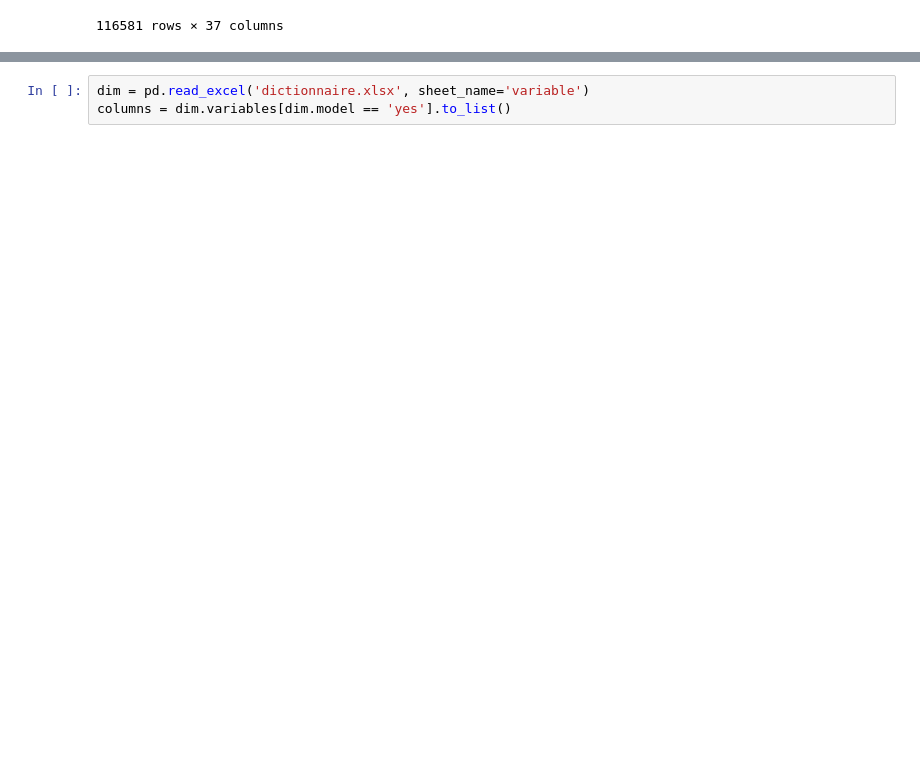
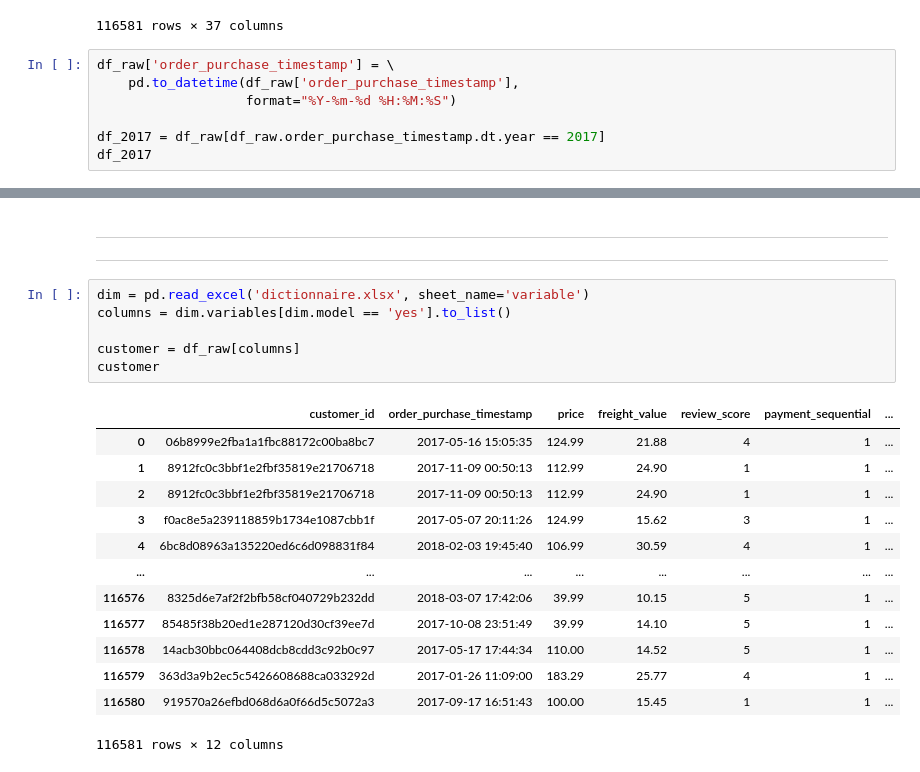
Before and after one commit to Adrian1903/Segmentez-des-clients-d-un-site-e-commerce, a Jupyter notebook: dev/01_nettoyage.ipynb, the cells around one changed output, grey strips where cells are left out. Drawn from its saved outputs; the diff is of its cells as text; blank space fills up the shorter version.

```diff
--- a/dev/01_nettoyage.ipynb
+++ b/dev/01_nettoyage.ipynb
@@ -184,3 +191,10 @@ df_raw
 | 116579 | 363d3a9b2ec5c5426608688ca033292d | d8bee9ec375c3a0f9ef8ed7456a51dcd | 76940 | rolim de moura | RO | 2c4ada2e75c2ad41dd93cebb5df5f023 | ... |
 | 116580 | 919570a26efbd068d6a0f66d5c5072a3 | 141e824b8e0df709e3fcf6d982225a8e | 71940 | brasilia | DF | bede3503afed051733eeb4a84d1adcc5 | ... |
 116581 rows × 37 columns
+# %%
+df_raw['order_purchase_timestamp'] = \
+    pd.to_datetime(df_raw['order_purchase_timestamp'],
+                   format="%Y-%m-%d %H:%M:%S")
+
+df_2017 = df_raw[df_raw.order_purchase_timestamp.dt.year == 2017]
+df_2017
@@ -187,3 +308,23 @@ df_raw
+# %% [markdown]
+---
+---
 # %%
 dim = pd.read_excel('dictionnaire.xlsx', sheet_name='variable')
 columns = dim.variables[dim.model == 'yes'].to_list()
+
+customer = df_raw[columns]
+customer
+# %% [output]
+|  | customer_id | order_purchase_timestamp | price | freight_value | review_score | payment_sequential | ... |
+| 0 | 06b8999e2fba1a1fbc88172c00ba8bc7 | 2017-05-16 15:05:35 | 124.99 | 21.88 | 4 | 1 | ... |
+| 1 | 8912fc0c3bbf1e2fbf35819e21706718 | 2017-11-09 00:50:13 | 112.99 | 24.90 | 1 | 1 | ... |
+| 2 | 8912fc0c3bbf1e2fbf35819e21706718 | 2017-11-09 00:50:13 | 112.99 | 24.90 | 1 | 1 | ... |
+| 3 | f0ac8e5a239118859b1734e1087cbb1f | 2017-05-07 20:11:26 | 124.99 | 15.62 | 3 | 1 | ... |
+| 4 | 6bc8d08963a135220ed6c6d098831f84 | 2018-02-03 19:45:40 | 106.99 | 30.59 | 4 | 1 | ... |
+| ... | ... | ... | ... | ... | ... | ... | ... |
+| 116576 | 8325d6e7af2f2bfb58cf040729b232dd | 2018-03-07 17:42:06 | 39.99 | 10.15 | 5 | 1 | ... |
+| 116577 | 85485f38b20ed1e287120d30cf39ee7d | 2017-10-08 23:51:49 | 39.99 | 14.10 | 5 | 1 | ... |
+| 116578 | 14acb30bbc064408dcb8cdd3c92b0c97 | 2017-05-17 17:44:34 | 110.00 | 14.52 | 5 | 1 | ... |
+| 116579 | 363d3a9b2ec5c5426608688ca033292d | 2017-01-26 11:09:00 | 183.29 | 25.77 | 4 | 1 | ... |
+| 116580 | 919570a26efbd068d6a0f66d5c5072a3 | 2017-09-17 16:51:43 | 100.00 | 15.45 | 1 | 1 | ... |
+116581 rows × 12 columns
```
Also changed, not shown: parts of 15 cells of this notebook, 1 other file.
